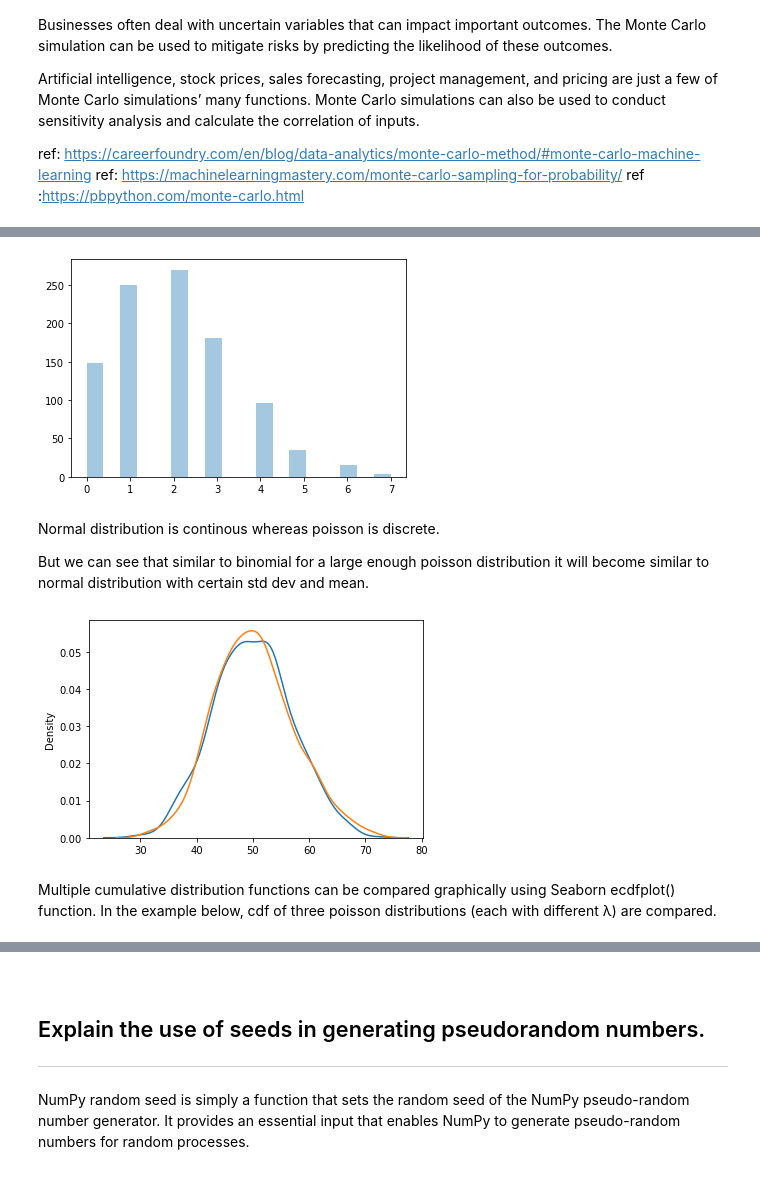
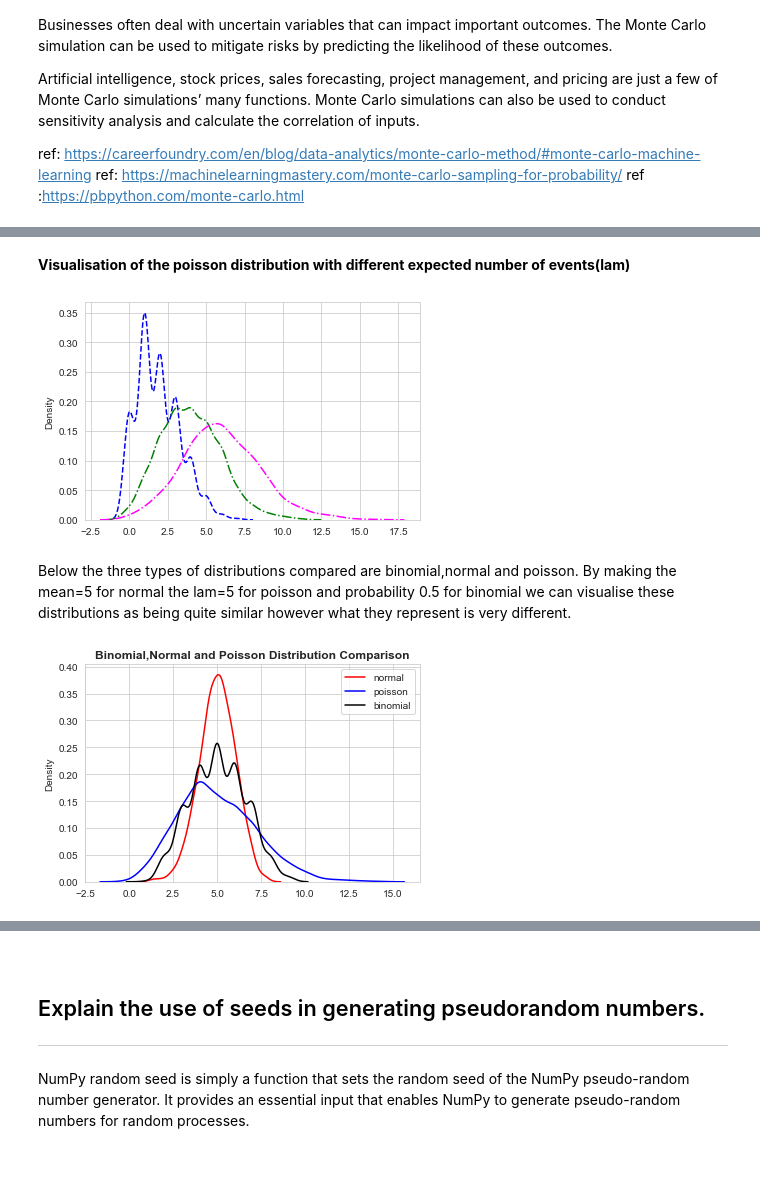
Before and after one commit to katel85/numpy.random-assignment-, a Jupyter notebook: numpy.random.ipynb, the cells around one changed output, grey strips where cells are left out. Drawn from its saved outputs; the diff is of its cells as text; code cells hidden in the pictures.

```diff
--- a/numpy.random.ipynb
+++ b/numpy.random.ipynb
@@ -1225,0 +1339,11 @@ plt.show()
+# %%
+from scipy.stats import norm
+# Creating the distribution
+data = np.arange(1,10,0.01)
+pdf = norm.pdf(data , loc = 5.5 , scale = 1 )
+
+#Visualizing the distribution using seaborn library
+sns.set_style('whitegrid')
+sns.lineplot(data, pdf , color = 'black')
+plt.xlabel('Shoe Size')
+plt.ylabel('Probability Density')
@@ -1400,20 +1610,26 @@ plt.show()
+# %% [markdown]
+**Visualisation of the poisson distribution with different expected number of events(lam)**
 # %%
-sns.distplot(random.poisson(lam=2, size=1000), kde=False)
-
+sns.kdeplot(rng.poisson(lam=2, size=1000),color='blue',linestyle='--')
+sns.kdeplot(rng.poisson(lam=4, size=1000),color='green',linestyle='-.')
+sns.kdeplot(rng.poisson(lam=6, size=1000),color= 'magenta',linestyle='dashdot')
 plt.show()
 # %% [output]
-[figure, old version]
+[figure, new version]
 # %% [markdown]
-Normal distribution is continous whereas poisson is discrete.
-
-But we can see that similar to binomial for a large enough poisson distribution it will become similar to normal distribution with certain std dev and mean.
+Below the three types of distributions compared are binomial,normal and poisson. By making the mean=5 for normal the lam=5 for poisson and probability 0.5 for binomial we can visualise
+these distributions as being quite similar however what they represent is very different.
 # %%
 # ref: https://www.w3schools.com/python/numpy/numpy_random_poisson.asp
-sns.distplot(random.normal(loc=50, scale=7, size=1000), hist=False, label='normal')
-sns.distplot(random.poisson(lam=50, size=1000), hist=False, label='poisson')
+sns.kdeplot(rng.normal(loc=5, scale=1, size=1000), color='red', label='normal')
+sns.kdeplot(rng.poisson(lam=5, size=1000), color='blue', label='poisson')
+sns.kdeplot(rng.binomial(n=10, p=0.5, size=1000),color='black', label='binomial')
+legend = plt.legend()
+
+plt.title('Binomial,Normal and Poisson Distribution Comparison', fontweight = 'bold')
+plt.grid(True)
+
 
 plt.show()
 # %% [output]
-[figure, old version]
+[figure, new version]
-# %% [markdown]
-Multiple cumulative distribution functions can be compared graphically using Seaborn ecdfplot() function. In the example below, cdf of three poisson distributions (each with different λ) are compared.
```
Also changed, not shown: parts of 141 cells of this notebook, 1 other file.
